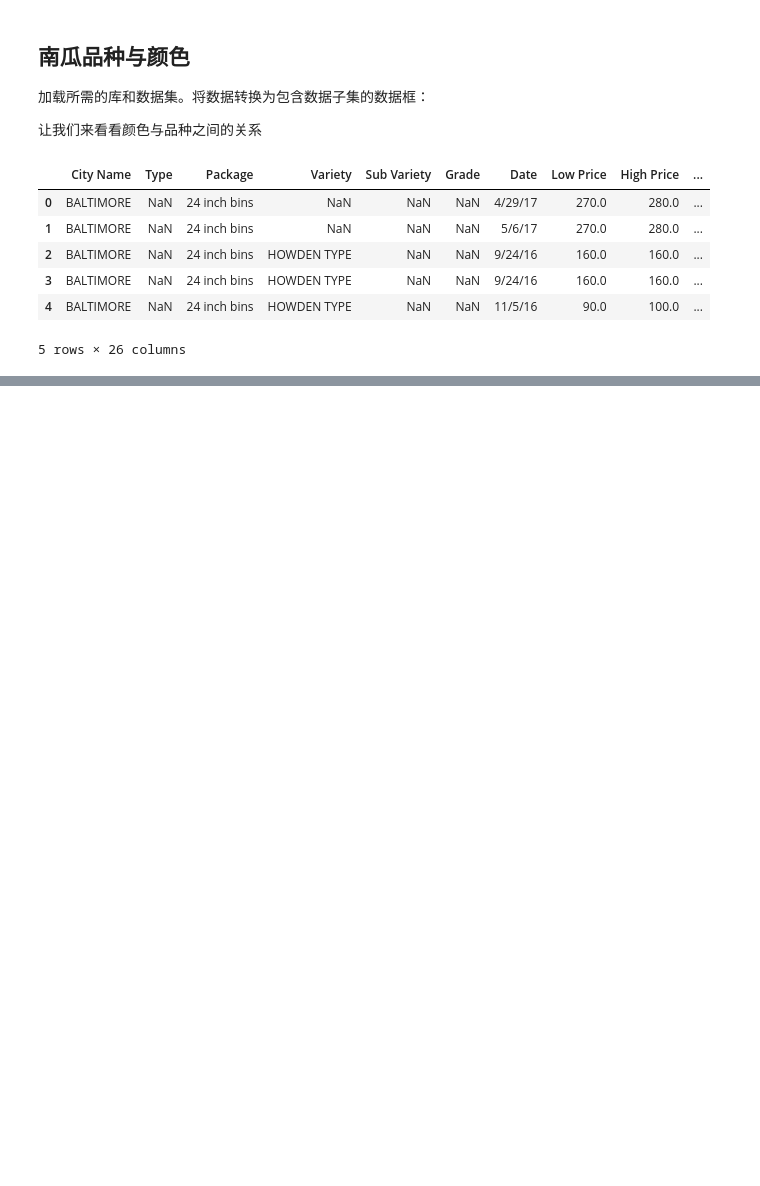
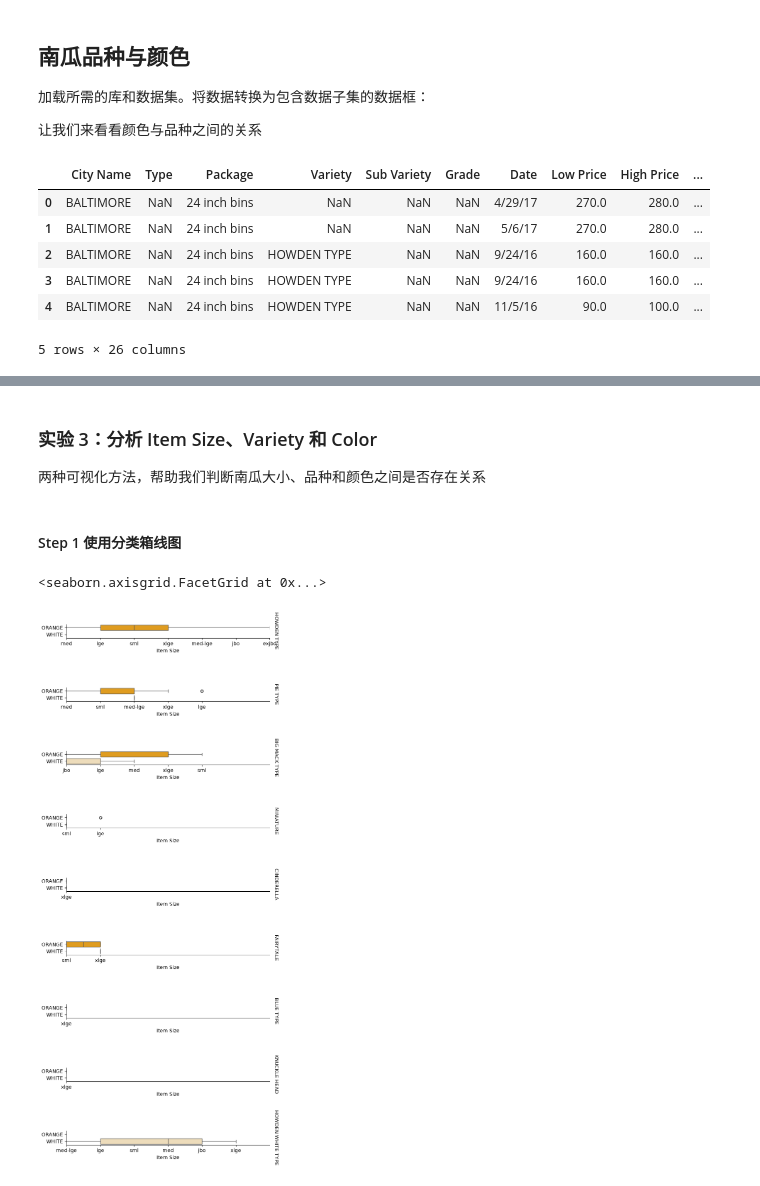
Before and after one commit to Bribrijie/ML-For-Beginners, a Jupyter notebook: translations/zh-CN/2-Regression/4-Logistic/notebook.ipynb, the cells around one changed output, grey strips where cells are left out. Saved outputs shown, nothing was run; the diff lists cells and outputs as text; code cells hidden in the pictures; blank space fills up the shorter version.

```diff
--- a/translations/zh-CN/2-Regression/4-Logistic/notebook.ipynb
+++ b/translations/zh-CN/2-Regression/4-Logistic/notebook.ipynb
@@ -27,0 +128,8 @@ full_pumpkins.head()
+# %%
+from sklearn.preprocessing import LabelEncoder
+
+label_encoder = LabelEncoder()
+encoded_label = label_encoder.fit_transform(pumpkins['Color'])
+
+print(label_encoder.classes_)
+print(encoded_label[:10])
@@ -27,0 +141,9 @@ full_pumpkins.head()
+# %%
+encoded_pumpkins = encoded_features.assign(Color=encoded_label)
+encoded_pumpkins.head()
+
+print("原始数据形状：", pumpkins.shape)
+print("编码后数据形状：", encoded_pumpkins.shape)
+
+print("\n标签分布：")
+print(encoded_pumpkins['Color'].value_counts())
@@ -27,0 +159,28 @@ full_pumpkins.head()
+# %% [markdown]
+### 实验 3：分析 Item Size、Variety 和 Color
+
+两种可视化方法，帮助我们判断南瓜大小、品种和颜色之间是否存在关系
+# %% [markdown]
+#### Step 1 使用分类箱线图
+# %%
+import seaborn as sns
+
+palette = {'ORANGE': 'orange', 'WHITE': 'wheat'}
+
+# 保留原始数据，单独创建可视化数据
+plot_pumpkins = pumpkins.copy()
+plot_pumpkins['Item Size'] = encoded_pumpkins['ord__Item Size']
+
+g = sns.catplot(
+        data=pumpkins,
+        x="Item Size", y="Color", row='Variety', hue="Color",
+        kind="box", orient="h",
+        sharex=False, margin_titles=True,
+        height=1.8, aspect=4, palette=palette, dodge=False, legend=False
+    )
+
+g.set(xlabel="Item Size", ylabel="").set(xlim=(0, 6))
+g.set_titles(row_template="{row_name}")
+# %% [output]
+<seaborn.axisgrid.FacetGrid at 0x...>
+[figure, added]
```
Also changed, not shown: parts of 52 cells of this notebook, 2 other files.
